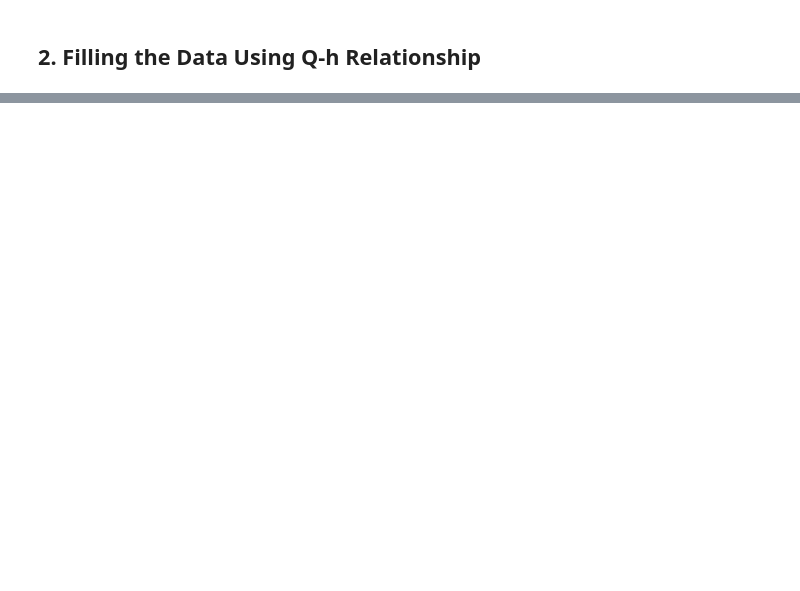
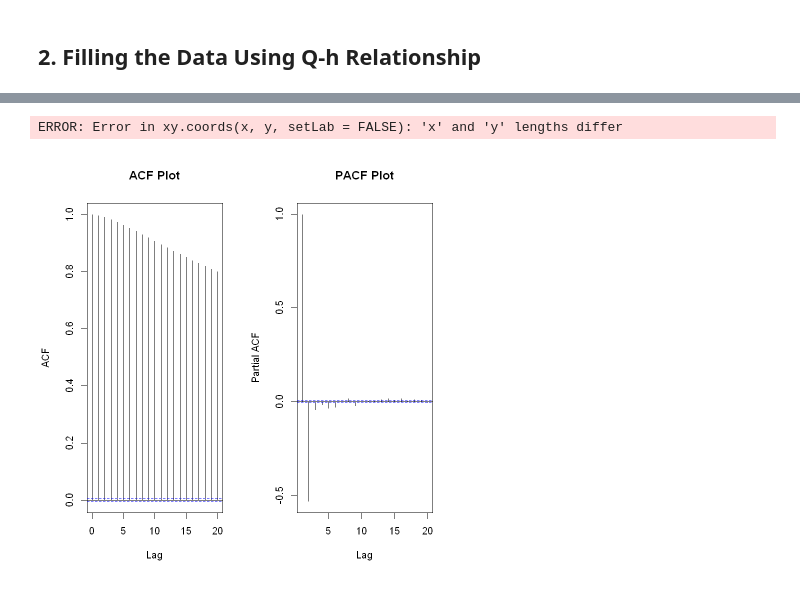
Before and after one commit to sanlocoz/EDCA, a Jupyter notebook: Data Processing.ipynb, the cells around one changed output, grey strips where cells are left out. Cells and saved outputs as stored; diff of their text form; code cells hidden in the pictures; blank space fills up the shorter version.

Commit message:
finishing part 2

```diff
--- a/Data Processing.ipynb
+++ b/Data Processing.ipynb
@@ -326,0 +278,11 @@ print(filtered_df)
+# %%
+# Load necessary libraries
+library(tseries)
+library(forecast)
+
+setwd("D:/Wageningen/Period 1/EDCA/Part 2/Raw Data/Stuw/")
+# Read the data from CSV file
+data <- read.csv("data.csv")
+
+print(head(data))
+ts_data <- ts(data$Discharge, frequency = 1)
@@ -326,0 +297,36 @@ print(filtered_df)
+# %%
+
+# Check for stationarity using Augmented Dickey-Fuller test
+adf_test <- adf.test(ts_data)
+#print("ADF Statistic:", adf_test$statistic)
+#print("p-value:", adf_test$p.value)
+
+# If the series is not stationary, apply differencing
+if (adf_test$p.value > 0.05) {
+  ts_diff <- diff(ts_data)
+} else {
+  ts_diff <- ts_data
+}
+
+# Plot ACF and PACF plots to determine ARIMA orders
+par(mfrow=c(1,2))
+acf(ts_diff, lag.max=20, main="ACF Plot")
+pacf(ts_diff, lag.max=20, main="PACF Plot")
+
+# Fit ARIMA model
+p <- 1  # Example AR order
+d <- 1  # Example differencing order
+q <- 1  # Example MA order
+arima_model <- arima(ts_diff, order=c(p, d, q))
+
+# Forecast next 30 steps
+forecast_steps <- 30
+forecast <- forecast(arima_model, h=forecast_steps)
+
+# Plot original series and forecasts
+plot(ts_data, xlim=c(1, length(ts_data) + forecast_steps), ylim=c(min(ts_data), max(ts_data, forecast$upper)),
+     xlab="Time", ylab="Value", main="ARIMA Forecast")
+lines(forecast$mean, col="red")
+polygon(c(time(forecast$mean), rev(time(forecast$mean))), c(forecast$lower, rev(forecast$upper)), col="pink", border=NA, lwd=0)
+legend("topright", legend="95% Prediction Interval", fill="pink")
+# %% [output]
@@ -327,2 +335,4 @@ print(filtered_df)
+ERROR: Error in xy.coords(x, y, setLab = FALSE): 'x' and 'y' lengths differ
+[figure, added]
 # %%
 #start and end period
```
Also changed, not shown: parts of 37 cells of this notebook.
